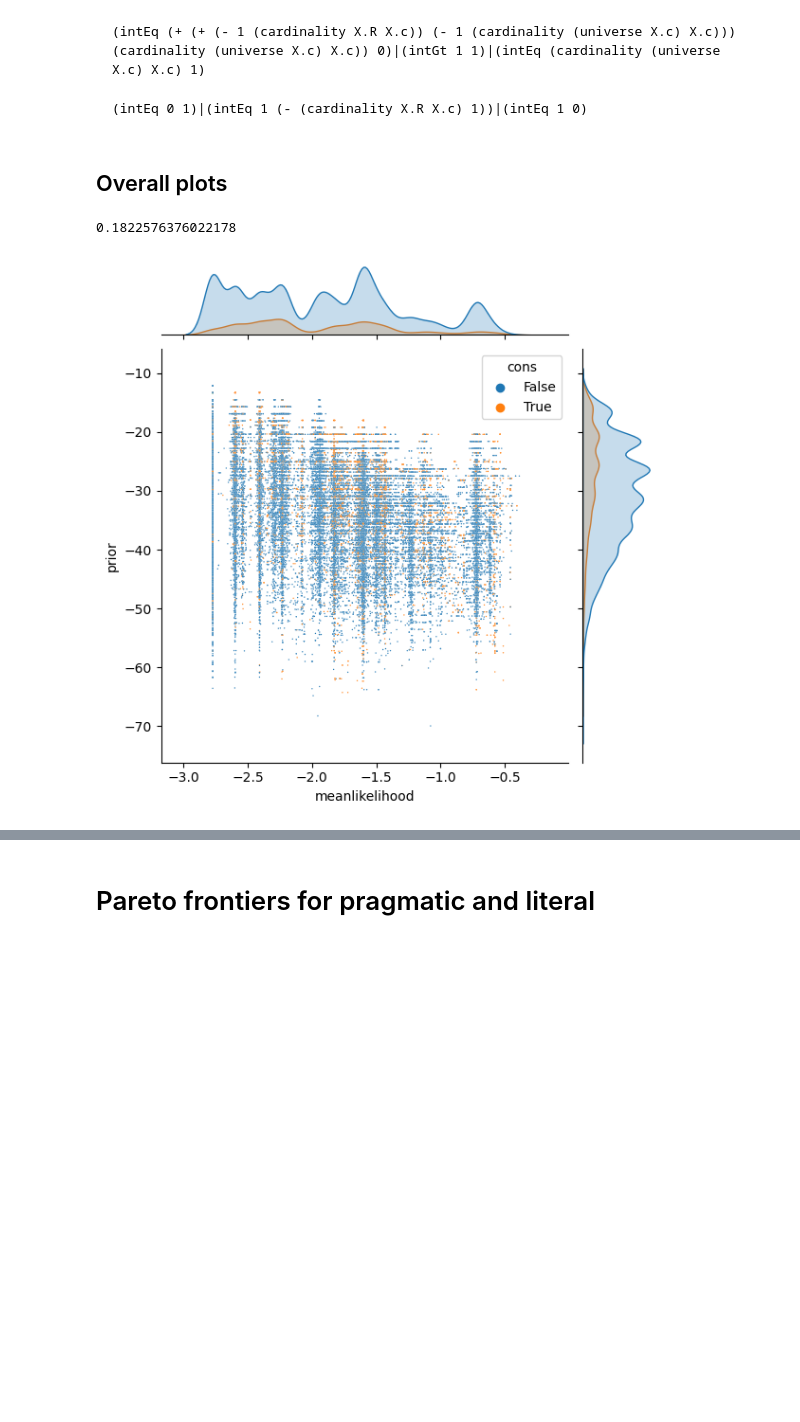
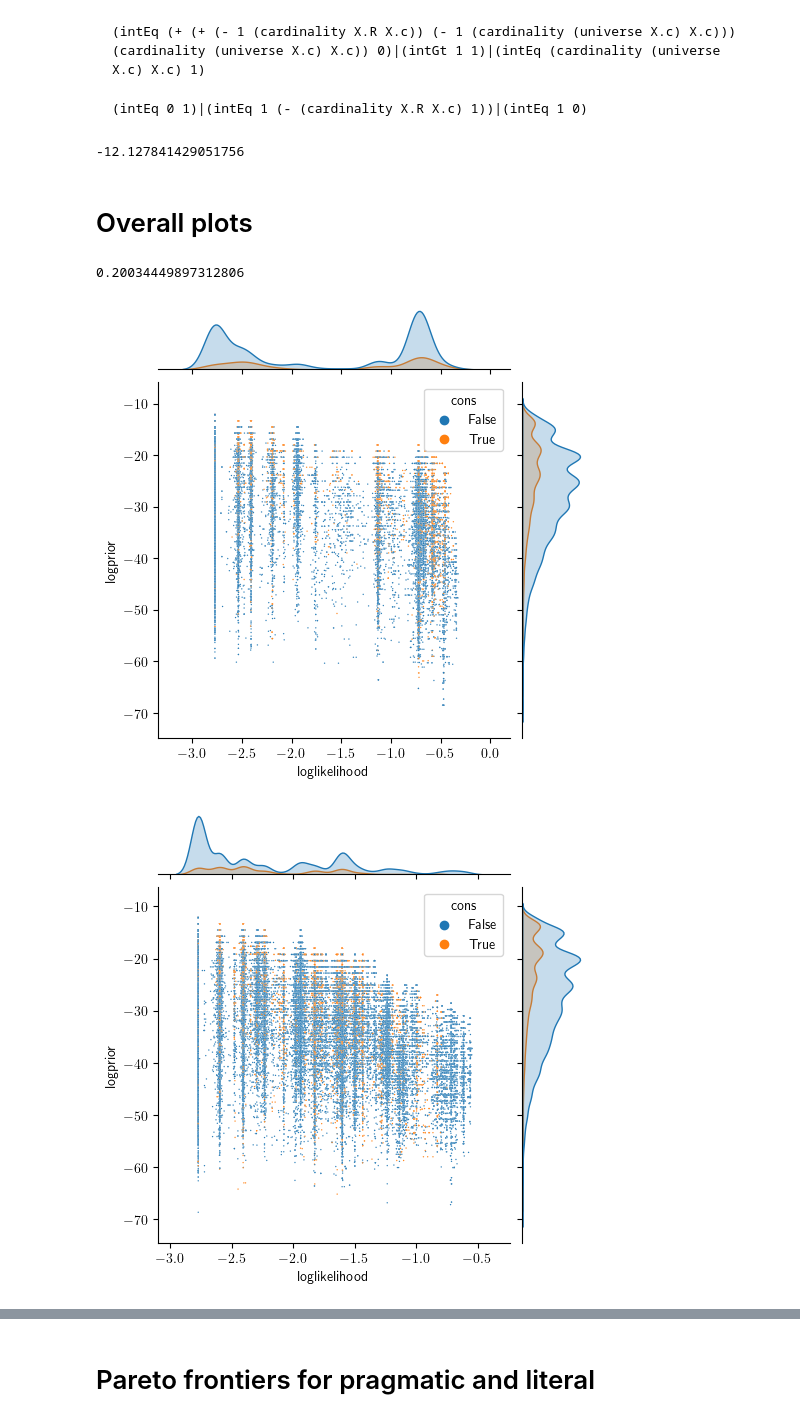
Before and after one commit to thelogicalgrammar/compositionalModes, a Jupyter notebook: analysis/quantifiers/analysis.ipynb, the cells around one changed output, grey strips where cells are left out. Cells and saved outputs as stored; diff of their text form; code cells hidden in the pictures; blank space fills up the shorter version.

````diff
--- a/analysis/quantifiers/analysis.ipynb
+++ b/analysis/quantifiers/analysis.ipynb
@@ -393,2 +387,0 @@ processing hypothesis data
-# %%
-df = pd.concat([df_additional, df])
@@ -395,3 +427,18 @@ df = pd.concat([df_additional, df])
+# %%
+def strip_dollars(s: str) -> str:
+    s = str(s or "")
+    return s[1:-1] if len(s) >= 2 and s[0] == "$" and s[-1] == "$" else s
+
+# Latex encoding of the system for plotting
+df["_hover_tex"] = (
+    r"$\begin{aligned}"
+    # r"Sig &= " + df["sig"].map(strip_dollars) + r" \\ "
+    "\mathcal{C}_Q^c "+ fr"&= " + df["c_latex"].map(strip_dollars)  + r" \\ "
+    r"Q_0 &= " + df["q0_latex"].map(strip_dollars) + r" \\ "
+    r"Q_1 &= " + df["q1_latex"].map(strip_dollars) + r" \\ "
+    r"Q_2 &= " + df["q2_latex"].map(strip_dollars) + r" \\ "
+    r"\end{aligned}$"
+)
 # %%
 df.iloc[2000]['hypothesis']
 # %% [output]
@@ -399,5 +446,3 @@ df.iloc[2000]['hypothesis']
-# %%
-df['n_quants'] = df['hypothesis'].str.split('|').apply(len)-1
 # %%
 df
 # %% [output]
@@ -431,6 +476,15 @@ Note that two systems can be semantically identical but have different values fo
 ```
 (intEq 0 1)|(intEq 1 (- (cardinality X.R X.c) 1))|(intEq 1 0)
 ```
+# %%
+np.log(
+    # simplest composition function
+    (10/13 * 10/33 * 10/33) *
+    # three 'null' quantifiers
+    (10/23 * 10/32 * 10/32)**3
+)
+# %% [output]
+-12.127841429051756
 # %% [markdown]
-## Overall plots
+# Overall plots
 # %%
@@ -451,18 +548,32 @@ fig.write_html("interactive.html")
 # %%
 df['cons'].sum()/len(df)
 # %% [output]
-0.1822576376022178
+0.20034449897312806
 # %%
 fig = sns.jointplot(
-    data=df,
+    data=df[df['pragmatic'] == True],
     x='meanlikelihood',
     y='prior',
     hue='cons',
     s=1,
+    height=5
 )
-fig.savefig('tradeoff.png', dpi=300)
+fig.set_axis_labels('loglikelihood', 'logprior')
+fig.savefig('tradeoff_pragmatic.png', dpi=300)
+
+fig = sns.jointplot(
+    data=df[df['pragmatic'] == False],
+    x='meanlikelihood',
+    y='prior',
+    hue='cons',
+    s=1,
+    height=5
+)
+fig.set_axis_labels('loglikelihood', 'logprior')
+fig.savefig('tradeoff_literal.png', dpi=300)
 # %% [output]
-[figure, old version]
+[figure, new version]
+[figure, added]
 # %%
 g = sns.FacetGrid(
     data=df,
````
Also changed, not shown: parts of 40 cells of this notebook, 38 other files.
